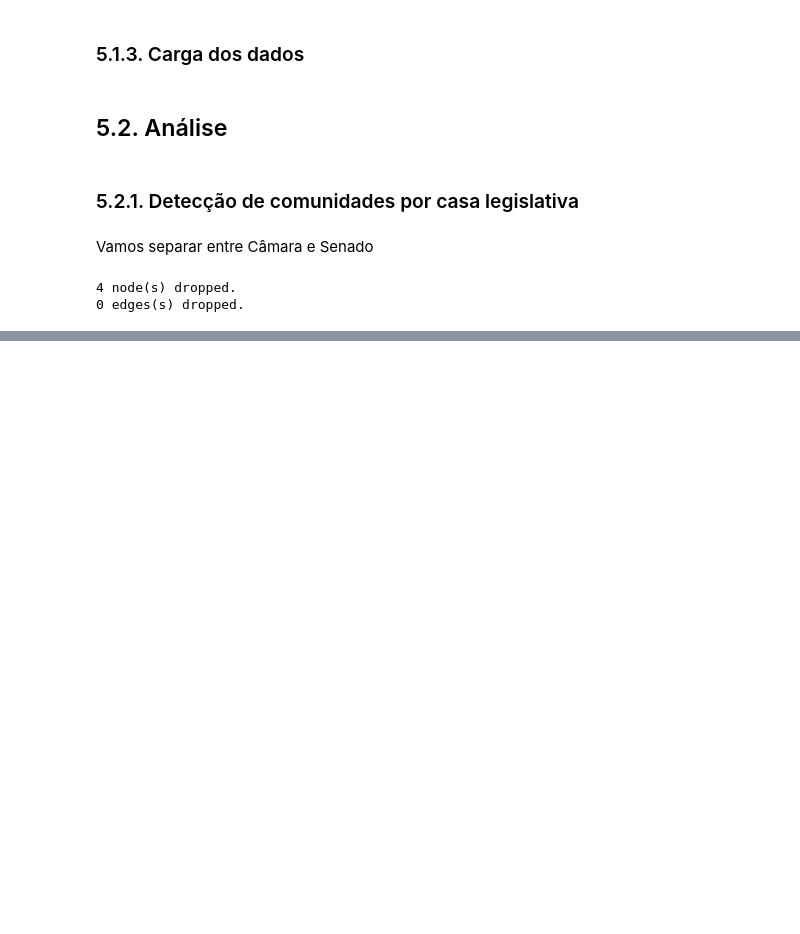
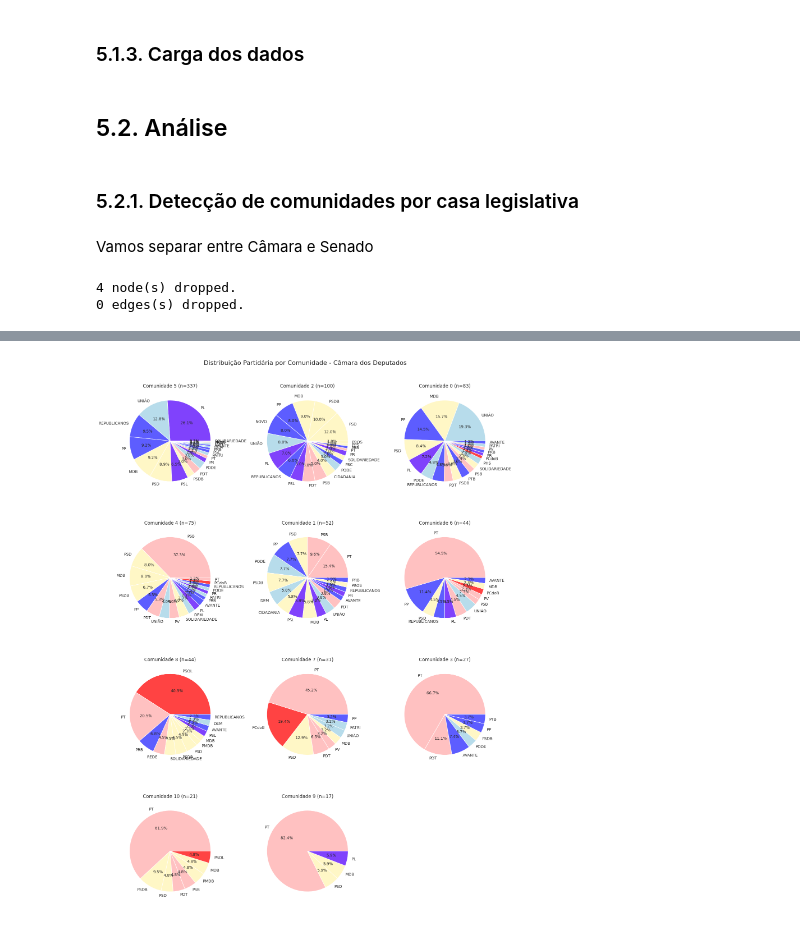
Before and after one commit to busdriverbuddha/tramita, a Jupyter notebook: gold/gold5.ipynb, the cells around one changed output, grey strips where cells are left out. Cells and saved outputs as stored; diff of their text form; code cells hidden in the pictures; blank space fills up the shorter version.

```diff
--- a/gold/gold5.ipynb
+++ b/gold/gold5.ipynb
@@ -185,0 +179,57 @@ senate_g.write_graphml("senate_collab.graphml")
+# %%
+ideol_by_party = (
+    house_node_df[['cod_partido', 'ideol_partido']]
+        .drop_duplicates()
+        .set_index('cod_partido', drop=True)['ideol_partido']
+        .to_dict()
+)
+# %%
+house_comm_df = house_node_df.groupby('leiden_mod').agg(
+    size=('leiden_mod', 'size'),
+    author_type=('type', lambda x: x.value_counts().to_dict()),
+    party=('cod_partido', lambda x: x.value_counts().to_dict()),
+    ideology=('ideol_partido', lambda x: x.value_counts().to_dict()),
+    region=('regiao', lambda x: x.value_counts().to_dict()),
+    state=('uf', lambda x: x.value_counts().to_dict()),
+).sort_values('size', ascending=False)[['size', 'party', 'ideology']]
+# %%
+import matplotlib.pyplot as plt
+
+ideology_colors = {
+    'left': "#FF4343",
+    'centre-left': "#FFC1C1",
+    'centre': "#FFF7C6",
+    'centre-right': "#B7DCEB",
+    'right': "#5D5DFF",
+    'far-right': "#8042FC"
+}
+
+# Create a figure with subplots for each community
+n_communities = len(house_comm_df)
+n_cols = 3  # Number of columns in subplot grid
+n_rows = (n_communities + n_cols - 1) // n_cols  # Calculate needed rows
+
+fig, axes = plt.subplots(n_rows, n_cols, figsize=(15, 5 * n_rows))
+axes = axes.flatten() if n_communities > 1 else [axes]
+
+fig.suptitle('Distribuição Partidária por Comunidade - Câmara dos Deputados', fontsize=16, y=0.995)
+
+for idx, (comm_id, row) in enumerate(house_comm_df.iterrows()):
+    party_dict = row['party']
+
+    # Sort by count for better visualization
+    sorted_parties = dict(sorted(party_dict.items(), key=lambda x: x[1], reverse=True))
+    colors = [ideology_colors.get(ideol_by_party.get(party, ''), '#CCCCCC')
+              for party in sorted_parties.keys()]
+    ax = axes[idx]
+    ax.pie(sorted_parties.values(), labels=sorted_parties.keys(), autopct='%1.1f%%', colors=colors)
+    ax.set_title(f'Comunidade {comm_id} (n={row["size"]})')
+
+# Hide any unused subplots
+for idx in range(n_communities, len(axes)):
+    axes[idx].axis('off')
+
+plt.tight_layout()
+plt.show()
+# %% [output]
+[figure, added]
```
Also changed, not shown: parts of 27 cells of this notebook, 22 other files.
